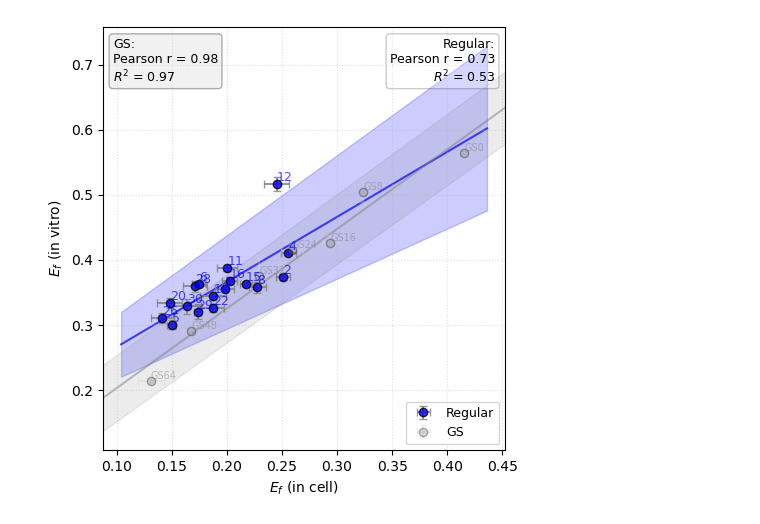
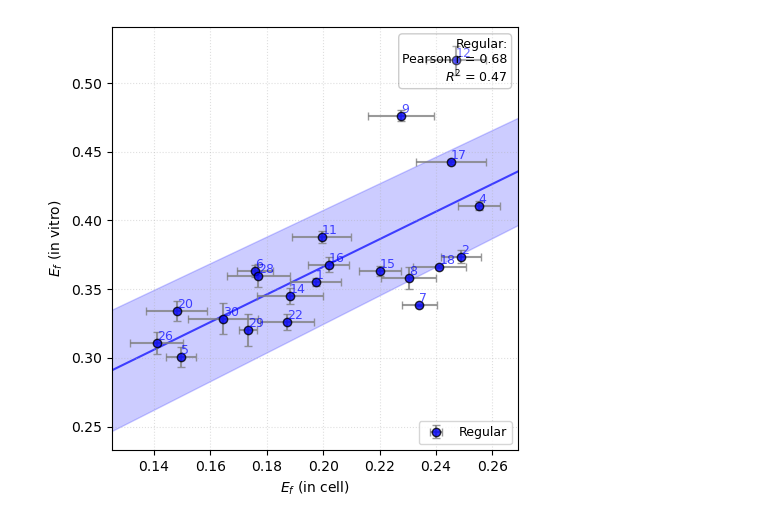
Before and after one commit to sukeniklab/GOOSE_2026, a Jupyter notebook: FRET_data_TB/Fig2_Invitro-vs-Incell.ipynb, the cells around one changed output. Saved outputs shown, nothing was run; the diff lists cells and outputs as text; code cells hidden in the pictures.

Commit message:
Bunch of updates (sorry)
Made histograms and concentration-Ef plots for SI

Slightly updated filters

```diff
--- a/FRET_data_TB/Fig2_Invitro-vs-Incell.ipynb
+++ b/FRET_data_TB/Fig2_Invitro-vs-Incell.ipynb
@@ -220,48 +247,29 @@ plt.tight_layout()
 # %%
-# plot Ef_cell vs Ef_invitro_mean_basal with error bars - BLUE for regular, GREY for GS
-mask = df[['Ef_cell', 'Ef_cell_std', 'Ef_invitro_mean_basal_b', 'Ef_invitro_std_basal_b']].notnull().all(axis=1)
-plot_df = df.loc[mask].copy()
+# plot Ef_cell vs Ef_invitro with error bars - BLUE for regular, GREY for GS
+mask = construct_stats[['Ef_cell', 'Ef_cell_std', 'Ef_invitro', 'Ef_invitro_std']].notnull().all(axis=1)
+plot_df = construct_stats.loc[mask].copy()
 
-# Separate regular and GS constructs
-plot_df['is_GS'] = plot_df['construct'].str.contains('GS', na=False)
-regular_mask = ~plot_df['is_GS']
-gs_mask = plot_df['is_GS']
-
-regular_df = plot_df[regular_mask]
-gs_df = plot_df[gs_mask]
+regular_df = plot_df[~plot_df['construct'].str.contains('GS', na=False)]
 
 fig, ax = plt.subplots(figsize=(5, 5))
 
 # Plot regular points in blue
 if len(regular_df) > 0:
-    ax.errorbar(regular_df['Ef_cell'], regular_df['Ef_invitro_mean_basal_b'],
-                xerr=regular_df['Ef_cell_std'], yerr=regular_df['Ef_invitro_std_basal_b'],
+    ax.errorbar(regular_df['Ef_cell'], regular_df['Ef_invitro'],
+                xerr=regular_df['Ef_cell_std'], yerr=regular_df['Ef_invitro_std'],
                 fmt='o', color='blue', markeredgecolor='black', markeredgewidth=1,
                 ecolor='grey', capsize=3, alpha=0.8, barsabove=False, label='Regular')
 
     # Add labels to regular points
     for idx, row in regular_df.iterrows():
-        ax.text(row['Ef_cell'], row['Ef_invitro_mean_basal_b'],
+        ax.text(row['Ef_cell'], row['Ef_invitro'],
                 row['construct'], fontsize=9, alpha=0.7,
                 ha='left', va='bottom', color='blue')
-
-# Plot GS points in grey with low alpha
-if len(gs_df) > 0:
-    ax.errorbar(gs_df['Ef_cell'], gs_df['Ef_invitro_mean_basal_b'],
-                xerr=gs_df['Ef_cell_std'], yerr=gs_df['Ef_invitro_std_basal_b'],
-                fmt='o', color='grey', markeredgecolor='black', markeredgewidth=1,
-                ecolor='lightgrey', capsize=3, alpha=0.3, barsabove=False, label='GS')
-
-    # Add labels to GS points
-    for idx, row in gs_df.iterrows():
-        ax.text(row['Ef_cell'], row['Ef_invitro_mean_basal_b'],
-                row['construct'], fontsize=7, alpha=0.5,
-                ha='left', va='bottom', color='grey')
 
 # Linear regression for REGULAR constructs
 if len(regular_df) > 1:
     x_regular = regular_df['Ef_cell']
-    y_regular = regular_df['Ef_invitro_mean_basal_b']
+    y_regular = regular_df['Ef_invitro']
 
     slope_reg, intercept_reg, r_value_reg, p_value_reg, std_err_reg = sp_stats.linregress(x_regular, y_regular)
     pearson_r_reg, pearson_p_reg = sp_stats.pearsonr(x_regular, y_regular)
@@ -276,66 +284,31 @@ if len(regular_df) > 1:
     n_reg = len(x_regular)
     dof_reg = n_reg - 2
     t_val_reg = sp_stats.t.ppf(0.975, dof_reg)
     x_mean_reg = np.mean(x_regular)
     sxx_reg = np.sum((x_regular - x_mean_reg)**2)
     predict_y_reg = slope_reg * x_regular + intercept_reg
     residuals_reg = y_regular - predict_y_reg
     s_resid_reg = np.sqrt(np.sum(residuals_reg**2) / dof_reg)
     se_line_reg = s_resid_reg * np.sqrt(1/n_reg + (line_x_reg - x_mean_reg)**2 / sxx_reg)
     margin_reg = t_val_reg * se_line_reg
 
     ax.fill_between(line_x_reg, line_y_reg - margin_reg, line_y_reg + margin_reg,
                     color='blue', alpha=0.2, zorder=0)
 
-# Linear regression for GS constructs
-if len(gs_df) > 1:
-    x_gs = gs_df['Ef_cell']
-    y_gs = gs_df['Ef_invitro_mean_basal_b']
-
-    slope_gs, intercept_gs, r_value_gs, p_value_gs, std_err_gs = sp_stats.linregress(x_gs, y_gs)
-    pearson_r_gs, pearson_p_gs = sp_stats.pearsonr(x_gs, y_gs)
-
-    x_limits = ax.get_xlim()
-    line_x_gs = np.array(x_limits)
-    line_y_gs = slope_gs * line_x_gs + intercept_gs
-
-    ax.plot(line_x_gs, line_y_gs, color='grey', linestyle='-', linewidth=1.5, alpha=0.5, zorder=1)
-
-    # Calculate 95% confidence interval for GS
-    n_gs = len(x_gs)
-    dof_gs = n_gs - 2
-    t_val_gs = sp_stats.t.ppf(0.975, dof_gs)
-    x_mean_gs = np.mean(x_gs)
-    sxx_gs = np.sum((x_gs - x_mean_gs)**2)
-    predict_y_gs = slope_gs * x_gs + intercept_gs
-    residuals_gs = y_gs - predict_y_gs
-    s_resid_gs = np.sqrt(np.sum(residuals_gs**2) / dof_gs)
-    se_line_gs = s_resid_gs * np.sqrt(1/n_gs + (line_x_gs - x_mean_gs)**2 / sxx_gs)
-    margin_gs = t_val_gs * se_line_gs
-
-    ax.fill_between(line_x_gs, line_y_gs - margin_gs, line_y_gs + margin_gs,
-                    color='grey', alpha=0.15, zorder=0)
-
 ax.set_xlabel('$E_{f}$ (in cell)')
 ax.set_ylabel('$E_{f}$ (in vitro)')
 ax.grid(True, linestyle=':', alpha=0.4)
 
 # Add statistics text for regular constructs
 if len(regular_df) > 1:
     ax.text(0.975, 0.975, f'Regular:\nPearson r = {pearson_r_reg:.2f}\n$R^2$ = {r_value_reg**2:.2f}',
             transform=ax.transAxes, fontsize=9, verticalalignment='top',
             horizontalalignment='right', bbox=dict(boxstyle='round', facecolor='white', alpha=0.2))
 
-# Add statistics text for GS constructs if present
-if len(gs_df) > 1:
-    ax.text(0.025, 0.975, f'GS:\nPearson r = {pearson_r_gs:.2f}\n$R^2$ = {r_value_gs**2:.2f}',
-            transform=ax.transAxes, fontsize=9, verticalalignment='top',
-            horizontalalignment='left', bbox=dict(boxstyle='round', facecolor='lightgrey', alpha=0.3))
-
 ax.legend(loc='lower right', frameon=True, fontsize=9)
 
 plt.xlim(x_limits[0], x_limits[1])
 plt.tight_layout()
 #plt.savefig('Figure_graphs/Fig2/Ef_cell_vs_Ef_invitro_all_blue.svg')
 # %% [output]
-[figure, old version]
+[figure, new version]
```
Also changed, not shown: parts of 6 cells of this notebook, 18 other files.
